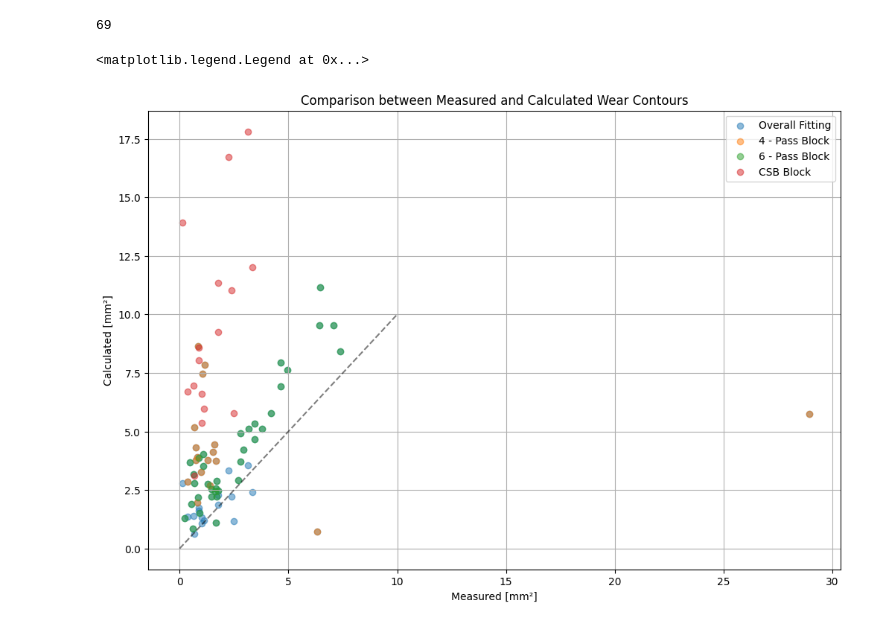
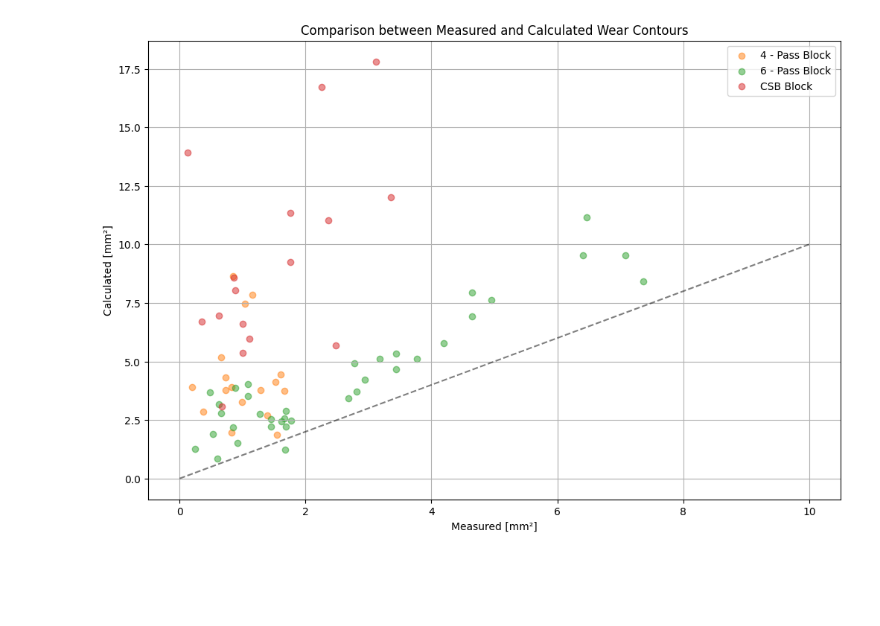
Before and after one commit to ChRen95/phd-thesis-fitting-wear-coefficient, a Jupyter notebook: coefficient_fitting.ipynb, the cells around one changed output. Cells and saved outputs as stored; diff of their text form; code cells hidden in the pictures; blank space fills up the shorter version.

Commit message:
added first results and started clustering

```diff
--- a/coefficient_fitting.ipynb
+++ b/coefficient_fitting.ipynb
@@ -20,6 +22,9 @@ pyroll.pillar_model.Config.PILLAR_COUNT = 30
 pyroll.neutral_point_estimator.Config.ESTIMATOR = "EQUAL"
 ROLL_SURFACE_TEMPERATURE = 50 + 273.15
 DISK_ELEMENT_COUNT = 30
+
+root_dir = Path.cwd()
+result_dir = root_dir / "res"
 # %%
 @pr.CoolingPipe.DiskElement.heat_transfer_coefficient
 def heat_transfer_coefficient_model_moreales(self: pr.CoolingPipe.DiskElement):
@@ -55,10 +65,10 @@ sequences = [
         "label": "RPD3",
         "sequence": rolling_train_rpd3
     },
-    {
-        "label": "RPD4",
-        "sequence": rolling_train_rpd4
-    }
+    # {
+    #     "label": "RPD4",
+    #     "sequence": rolling_train_rpd4
+    # }
 ]
 # %%
 def solve_total_wear_depths_as_contour_line(params):
@@ -323,18 +257,8 @@ for entry in sequences:
                          calculated_wear_contour = calculate_wear_contour(roll_pass, result_6_pass_block_cobyla.params['wear_coefficient'].value, tonnage * 1000)
                          calculated_wear_area_6_pass.append(calculate_area_between_contours(roll_pass.roll.contour_line, calculated_wear_contour))
                          measured_wear_area_6_pass.append(calculate_area_between_contours(roll_pass.roll.contour_line, measured_wear_contour))
-                         fig, ax = plt.subplots(figsize=(12, 8))
-                         ax.grid()
-                         title_string = "ID: " + measurement_id + "; Roll Pass: " + label + "; Billets: " + str(
-                            number_of_billets)
-                         ax.set_title(title_string)
-                         ax.set_aspect('equal')
-                         ax.plot(*calculated_wear_contour.xy, label="Calculated")
-                         ax.plot(*measured_wear_contour.xy, label="Measurement")
-                         ax.plot(*roll_pass.roll.contour_line.xy, label="Original", color='black')
-                         ax.legend()
+
                     elif roll_pass.label in ["27-H", "28-V"]:
                          calculated_wear_contour = calculate_wear_contour(roll_pass, result_csb_block_cobyla.params['wear_coefficient'].value, tonnage * 1000)
                          calculated_wear_area_csb.append(calculate_area_between_contours(roll_pass.roll.contour_line, calculated_wear_contour))
                          measured_wear_area_csb.append(calculate_area_between_contours(roll_pass.roll.contour_line, measured_wear_contour))
-                         number_of_billets = np.round(tonnage * 1000 / 2400)
@@ -355,26 +265,22 @@ for entry in sequences:
-# %%
-len(measured_wear_area)
-# %% [output]
-69
 # %%
 fig, ax = plt.subplots(figsize=(12, 8))
-ax.scatter(np.array(measured_wear_area) * 1e6, np.array(calculated_wear_area) * 1e6, color='C0', alpha=0.5, label="Overall Fitting")
+ax.set_title("Comparison between Measured and Calculated Wear Contours")
 ax.scatter(np.array(measured_wear_area_4_pass) * 1e6, np.array(calculated_wear_area_4_pass) * 1e6, color='C1', alpha=0.5, label="4 - Pass Block")
 ax.scatter(np.array(measured_wear_area_6_pass) * 1e6, np.array(calculated_wear_area_6_pass) * 1e6, color='C2', alpha=0.5, label="6 - Pass Block")
 ax.scatter(np.array(measured_wear_area_csb) * 1e6, np.array(calculated_wear_area_csb) * 1e6, color='C3', alpha=0.5, label="CSB Block")
 ax.plot(np.linspace(0, 10, 10), np.linspace(0, 10, 10), alpha=0.5, ls='--', color='black')
 ax.grid()
-ax.set_title("Comparison between Measured and Calculated Wear Contours")
 ax.set_ylabel("Calculated [mm²]")
 ax.set_xlabel("Measured [mm²]")
 
 handels, labels = ax.get_legend_handles_labels()
 unique_legends = dict(zip(labels, handels))
 ax.legend(
     unique_legends.values(), unique_legends.keys(),
     loc="upper right"
 )
+
+fig.savefig(result_dir / "fitting_results_per_block.pdf", bbox_inches='tight', dpi=300)
 # %% [output]
-<matplotlib.legend.Legend at 0x...>
-[figure, old version]
+[figure, new version]
 # %%
```
Also changed, not shown: parts of 10 cells of this notebook, 6 other files.
